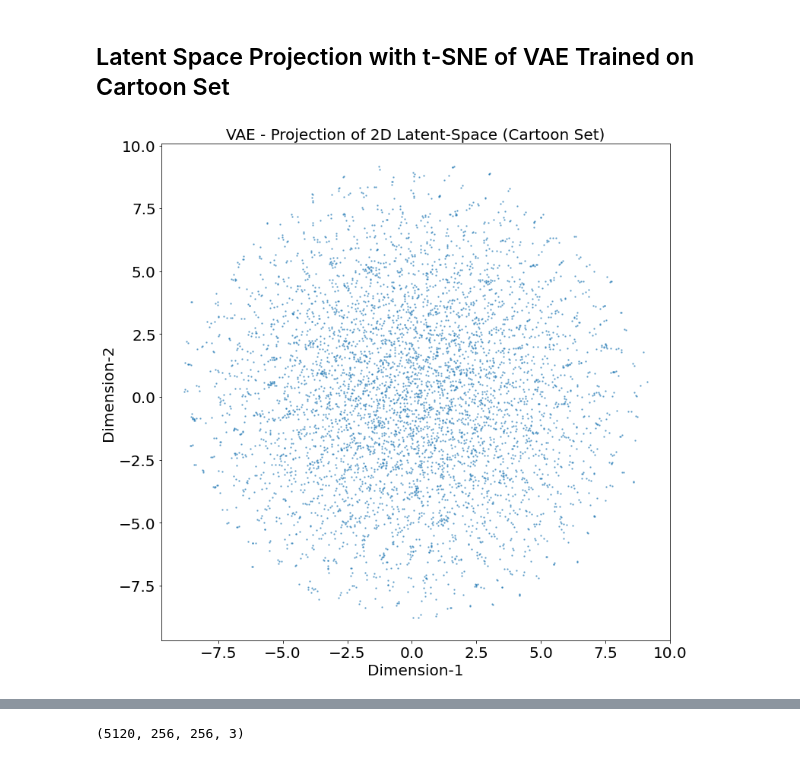
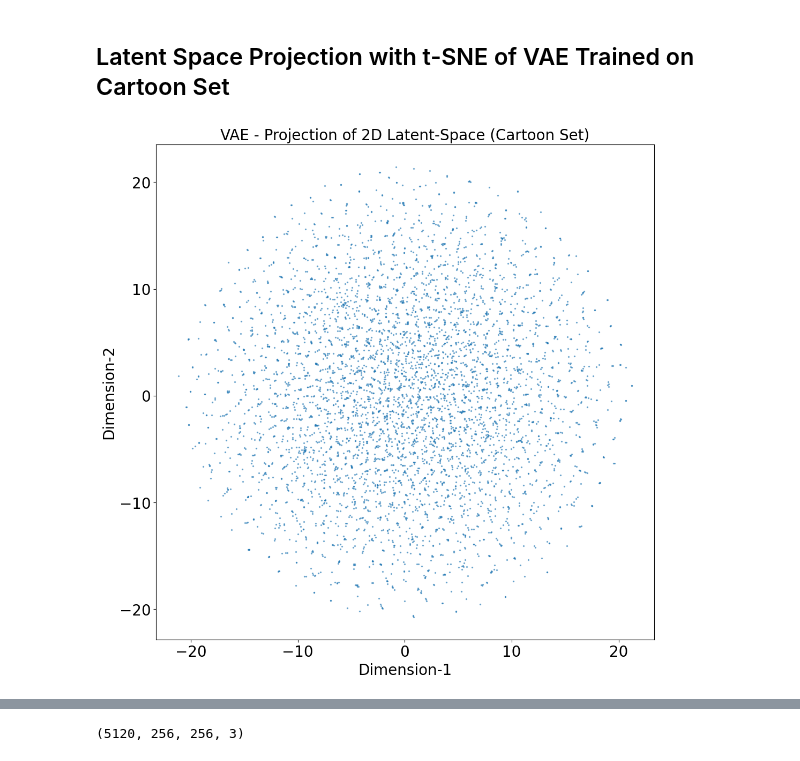
Before and after one commit to Joao-Lucas-Pontes-Freitas/Projeto-Final-Topicos-IA, a Jupyter notebook: VAE_Cartoon_Refatorado.ipynb, the cells around one changed output, grey strips where cells are left out. Saved outputs shown, nothing was run; the diff lists cells and outputs as text; code cells hidden in the pictures.

```diff
--- a/VAE_Cartoon_Refatorado.ipynb
+++ b/VAE_Cartoon_Refatorado.ipynb
@@ -18,6 +18,6 @@ batch_size = 128
 # %%
 train_ds = image_dataset_from_directory(
-  'D:/UFU/cartoonset10k',
+  DATA_DIR,
   image_size=(img_height, img_width),
   batch_size=batch_size,
   label_mode=None)
@@ -188,7 +188,7 @@ _________________________________________________________________
 # %%
 #model.save('autoencoder.h5')
 # %%
-optimizer = Adam(learning_rate=0.0005)
+optimizer = tf.keras.optimizers.legacy.Adam(learning_rate=0.0005)
 # %%
 def mse_loss(y_true, y_pred):
     return 1000.0 * K.mean(K.square(y_true - y_pred), axis=[1,2,3])
@@ -223,6 +222,28 @@ def train_step(images):
 # %%
 os.makedirs('tf_vae/cartoon/training_weights', exist_ok=True)
 os.makedirs('tf_vae/cartoon/images', exist_ok=True)
+# %%
+def generate_and_save_images(epoch, test_input):
+  # Notice `training` is set to False.
+  # This is so all layers run in inference mode (batchnorm).
+    mean, var = enc(test_input, training=False)
+    latent = final([mean, var])
+    predictions = dec(latent, training=False)
+    print(predictions.shape)
+    fig = plt.figure(figsize=(4,4))
+
+    for i in range(predictions.shape[0]):
+        plt.subplot(5, 5, i+1)
+        pred = predictions[i, :, :, :] * 255
+        pred = np.array(pred)
+        pred = pred.astype(np.uint8)
+        #cv2.imwrite('tf_ae/images/image'+ str(i)+'.png',pred)
+
+        plt.imshow(pred)
+        plt.axis('off')
+
+    plt.savefig('tf_vae/cartoon/images/image_at_epoch_{:d}.png'.format(epoch))
+    plt.show()
 # %%
 def train(dataset, epochs):
     for epoch in range(epochs):
@@ -237,18 +258,14 @@ def train(dataset, epochs):
         #print("Loss",np.mean(loss_))
         seed = image_batch[:25]
         display.clear_output(wait=True)
-        generate_and_save_images([enc,final,dec],
-                                  epoch + 1,
-                                  seed)
+        generate_and_save_images(epoch + 1, seed)
         # Save the model every 15 epochs
         #if (epoch + 1) % 15 == 0:
         #checkpoint.save(file_prefix = checkpoint_prefix)
-        enc.save_weights('tf_vae/cartoon/training_weights/enc_'+ str(epoch)+'.h5')
-        dec.save_weights('tf_vae/cartoon/training_weights/dec_'+ str(epoch)+'.h5')
+        enc.save_weights(f'tf_vae/cartoon/training_weights/enc_{epoch+1}.h5')
+        dec.save_weights(f'tf_vae/cartoon/training_weights/dec_{epoch+1}.h5')
         print ('Time for epoch {} is {} sec'.format(epoch + 1, time.time()-start))
 
         # Generate after the final epoch
     display.clear_output(wait=True)
-    generate_and_save_images([enc,final,dec],
-                            epochs,
-                            seed)
+    generate_and_save_images(epoch + 1, seed)
@@ -311,26 +323,26 @@ embeddings.shape
 # %%
 n_to_show = 5000
 grid_size = 15
 figsize = 12
 
-tsne = TSNE(n_components=2, init='pca', random_state=0)
+tsne = TSNE(n_components=2, perplexity=30, init='pca', random_state=0)
 X_tsne = tsne.fit_transform(embeddings)
 min_x = min(X_tsne[:, 0])
 max_x = max(X_tsne[:, 0])
 min_y = min(X_tsne[:, 1])
 max_y = max(X_tsne[:, 1])
 
 
 plt.figure(figsize=(figsize, figsize))
 plt.scatter(X_tsne[:, 0] , X_tsne[:, 1], alpha=0.5, s=2)
 plt.xlabel("Dimension-1", size=20)
 plt.ylabel("Dimension-2", size=20)
 plt.xticks(size=20)
 plt.yticks(size=20)
 plt.title("VAE - Projection of 2D Latent-Space (Cartoon Set)", size=20)
 plt.show()
 # %% [output]
-[figure, old version]
+[figure, new version]
 # %%
 reconstruction = None
 lat_space = None
```
Also changed, not shown: parts of 12 cells of this notebook.
